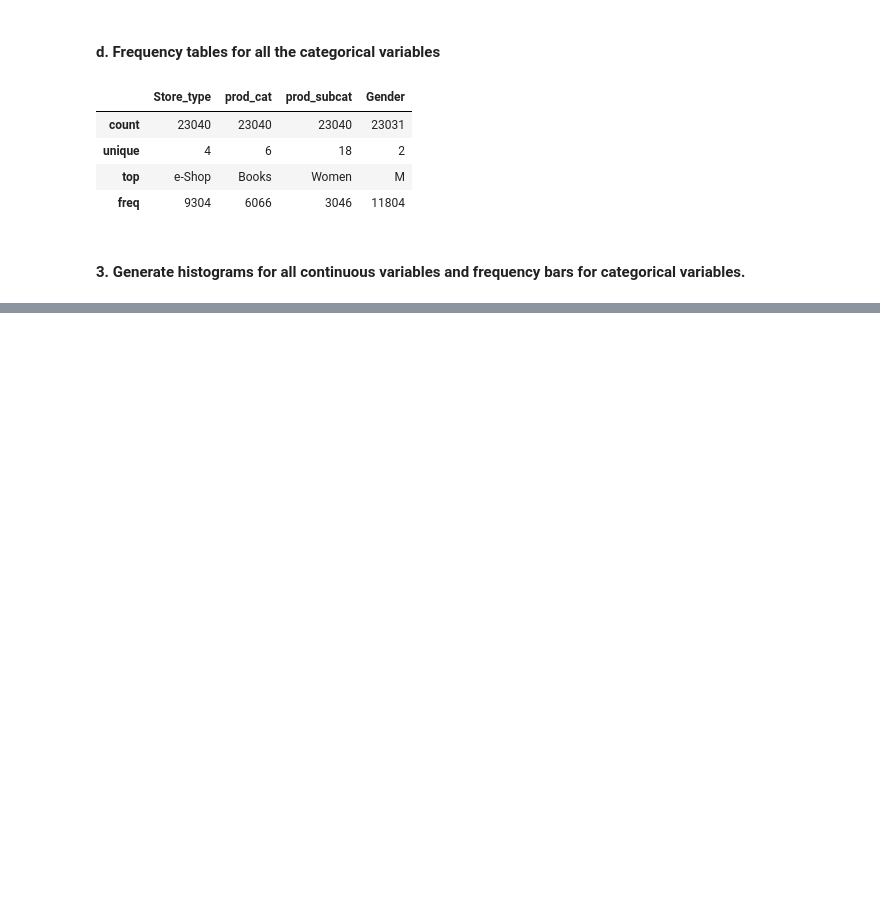
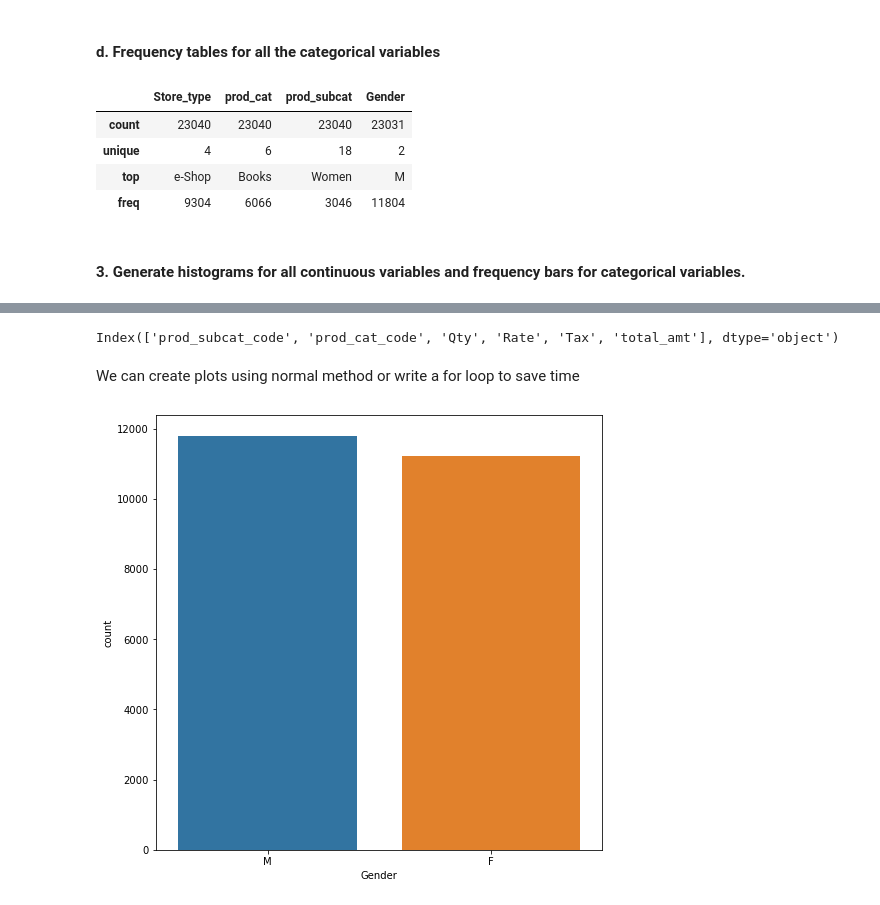
Before and after one commit to r5five/Python-Retail-Data-Analysis, a Jupyter notebook: PythonRetailDataAnalysis.ipynb, the cells around one changed output, grey strips where cells are left out. Drawn from its saved outputs; the diff is of its cells as text; code cells hidden in the pictures; blank space fills up the shorter version.

```diff
--- a/PythonRetailDataAnalysis.ipynb
+++ b/PythonRetailDataAnalysis.ipynb
@@ -281,0 +290,7 @@ customer_final.loc[:,customer_final.dtypes=="object"].describe()
+# %%
+cont_customer_hist = customer_final.loc[:,['prod_subcat_code','prod_cat_code', 'Qty', 'Rate', 'Tax', 'total_amt']]
+cont_customer_hist.columns
+# %% [output]
+Index(['prod_subcat_code', 'prod_cat_code', 'Qty', 'Rate', 'Tax', 'total_amt'], dtype='object')
+# %% [markdown]
+We can create plots using normal method or write a for loop to save time
@@ -281,0 +302,2 @@ customer_final.loc[:,customer_final.dtypes=="object"].describe()
+# %%
+category_customer = customer_final.loc[:,customer_final.dtypes=='object']
@@ -281,0 +309,6 @@ customer_final.loc[:,customer_final.dtypes=="object"].describe()
+# %%
+plt.figure(figsize=(8,8))
+sns.countplot(category_customer['Gender'])
+plt.show()
+# %% [output]
+[figure, added]
```
Also changed, not shown: parts of 25 cells of this notebook.
